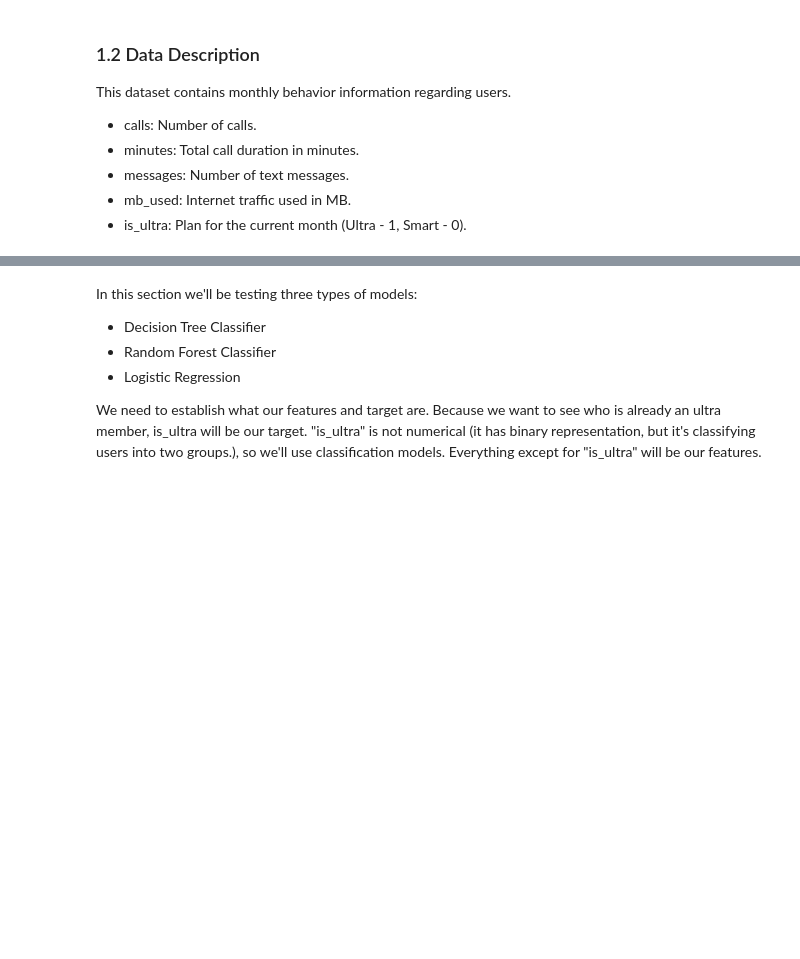
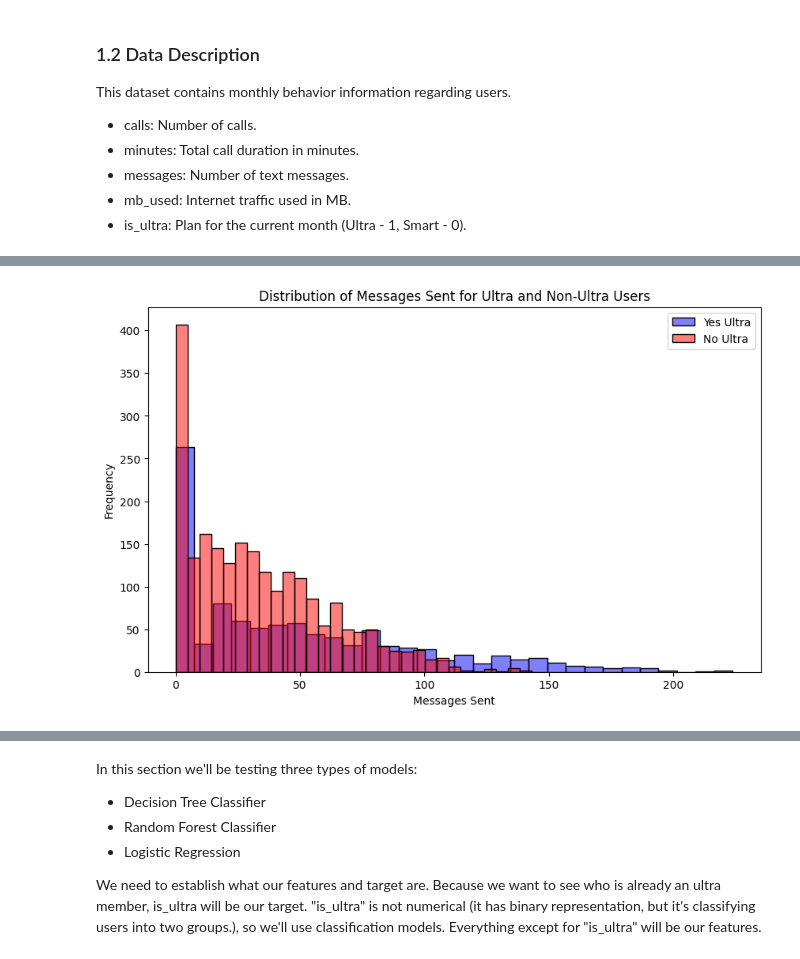
Before and after one commit to Vyncent-vdW/sprint_seven_intro_to_ml, a Jupyter notebook: sprint_seven_intro_to_ml_nb.ipynb, the cells around one changed output, grey strips where cells are left out. Saved outputs shown, nothing was run; the diff lists cells and outputs as text; code cells hidden in the pictures; blank space fills up the shorter version.

```diff
--- a/sprint_seven_intro_to_ml_nb.ipynb
+++ b/sprint_seven_intro_to_ml_nb.ipynb
@@ -44,0 +191,20 @@ This dataset contains monthly behavior information regarding users.
+# %%
+plt.figure(figsize=(10, 6))
+sns.histplot(yes_ultra['messages'],
+             kde=False, bins=30,
+             color='blue',
+             label='Yes Ultra',
+             alpha=0.5)
+sns.histplot(no_ultra['messages'],
+             kde=False,
+             bins=30,
+             color='red',
+             label='No Ultra',
+             alpha=0.5)
+plt.title('Distribution of Messages Sent for Ultra and Non-Ultra Users')
+plt.xlabel('Messages Sent')
+plt.ylabel('Frequency')
+plt.legend()
+plt.show()
+# %% [output]
+[figure, added]
```
Also changed, not shown: parts of 20 cells of this notebook.
